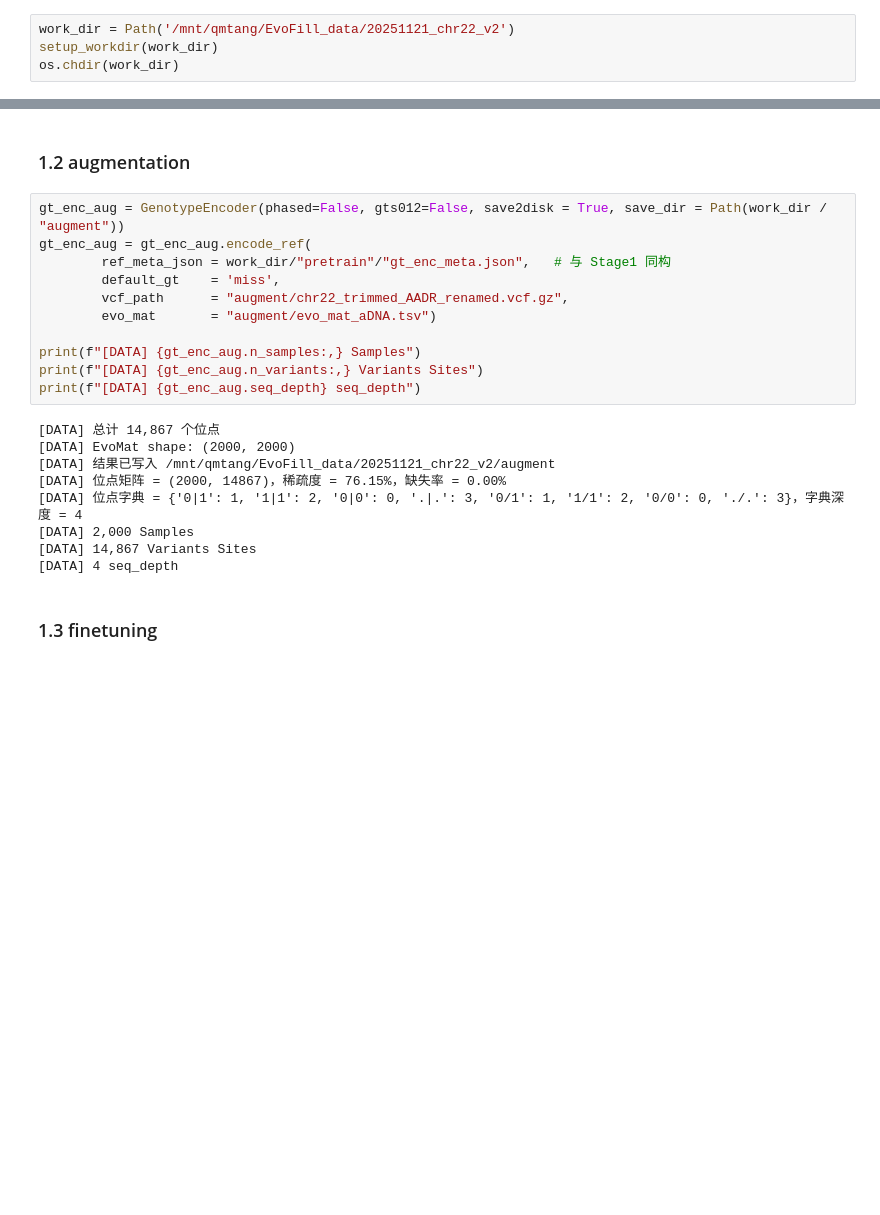
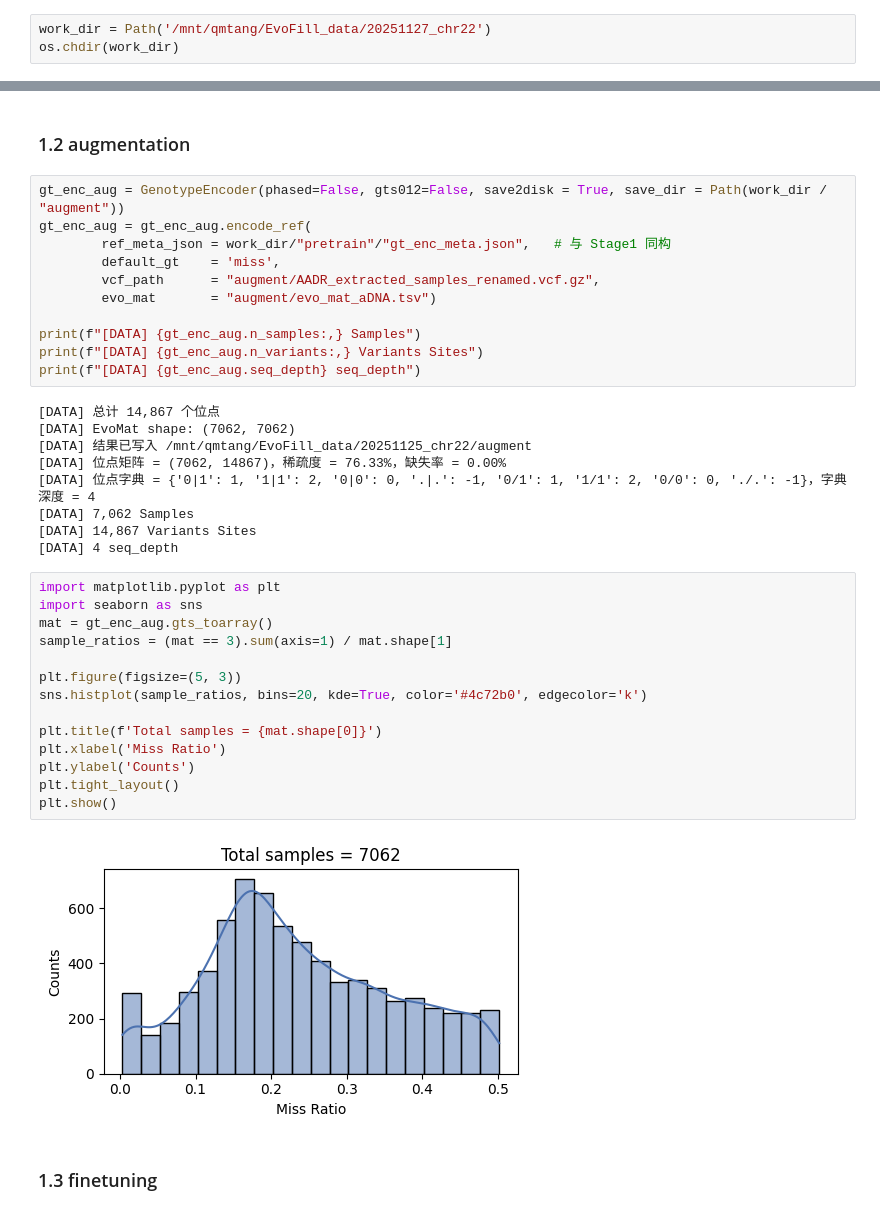
Before and after one commit to MaoLab-CD/EvoFill, a Jupyter notebook: tuorial.ipynb, the cells around one changed output, grey strips where cells are left out. Cells and saved outputs as stored; diff of their text form; blank space fills up the shorter version.

```diff
--- a/tuorial.ipynb
+++ b/tuorial.ipynb
@@ -40,6 +39,5 @@ from src.utils import setup_workdir, precompute_maf, metrics_by_maf, print_maf_s
 # %%
-work_dir = Path('/mnt/qmtang/EvoFill_data/20251121_chr22_v2')
-setup_workdir(work_dir)
+work_dir = Path('/mnt/qmtang/EvoFill_data/20251127_chr22')
 os.chdir(work_dir)
 # %% [markdown]
 ## 1. Encoding all vcfs
@@ -70,7 +78,7 @@ gt_enc_aug = GenotypeEncoder(phased=False, gts012=False, save2disk = True, save_
 gt_enc_aug = gt_enc_aug.encode_ref(
         ref_meta_json = work_dir/"pretrain"/"gt_enc_meta.json",   # 与 Stage1 同构
         default_gt    = 'miss',
-        vcf_path      = "augment/chr22_trimmed_AADR_renamed.vcf.gz",
+        vcf_path      = "augment/AADR_extracted_samples_renamed.vcf.gz",
         evo_mat       = "augment/evo_mat_aDNA.tsv")
 
 print(f"[DATA] {gt_enc_aug.n_samples:,} Samples")
@@ -78,13 +86,29 @@ print(f"[DATA] {gt_enc_aug.n_variants:,} Variants Sites")
 print(f"[DATA] {gt_enc_aug.seq_depth} seq_depth")
 # %% [output]
 [DATA] 总计 14,867 个位点
-[DATA] EvoMat shape: (2000, 2000)
-[DATA] 结果已写入 /mnt/qmtang/EvoFill_data/20251121_chr22_v2/augment
-[DATA] 位点矩阵 = (2000, 14867)，稀疏度 = 76.15%，缺失率 = 0.00%
-[DATA] 位点字典 = {'0|1': 1, '1|1': 2, '0|0': 0, '.|.': 3, '0/1': 1, '1/1': 2, '0/0': 0, './.': 3}，字典深度 = 4
-[DATA] 2,000 Samples
+[DATA] EvoMat shape: (7062, 7062)
+[DATA] 结果已写入 /mnt/qmtang/EvoFill_data/20251125_chr22/augment
+[DATA] 位点矩阵 = (7062, 14867)，稀疏度 = 76.33%，缺失率 = 0.00%
+[DATA] 位点字典 = {'0|1': 1, '1|1': 2, '0|0': 0, '.|.': -1, '0/1': 1, '1/1': 2, '0/0': 0, './.': -1}，字典深度 = 4
+[DATA] 7,062 Samples
 [DATA] 14,867 Variants Sites
 [DATA] 4 seq_depth
+# %%
+import matplotlib.pyplot as plt
+import seaborn as sns
+mat = gt_enc_aug.gts_toarray()
+sample_ratios = (mat == 3).sum(axis=1) / mat.shape[1]
+
+plt.figure(figsize=(5, 3))
+sns.histplot(sample_ratios, bins=20, kde=True, color='#4c72b0', edgecolor='k')
+
+plt.title(f'Total samples = {mat.shape[0]}')
+plt.xlabel('Miss Ratio')
+plt.ylabel('Counts')
+plt.tight_layout()
+plt.show()
+# %% [output]
+[figure, added]
 # %% [markdown]
 ### 1.3 finetuning
 # %%
```
Also changed, not shown: parts of 23 cells of this notebook, 8 other files.
